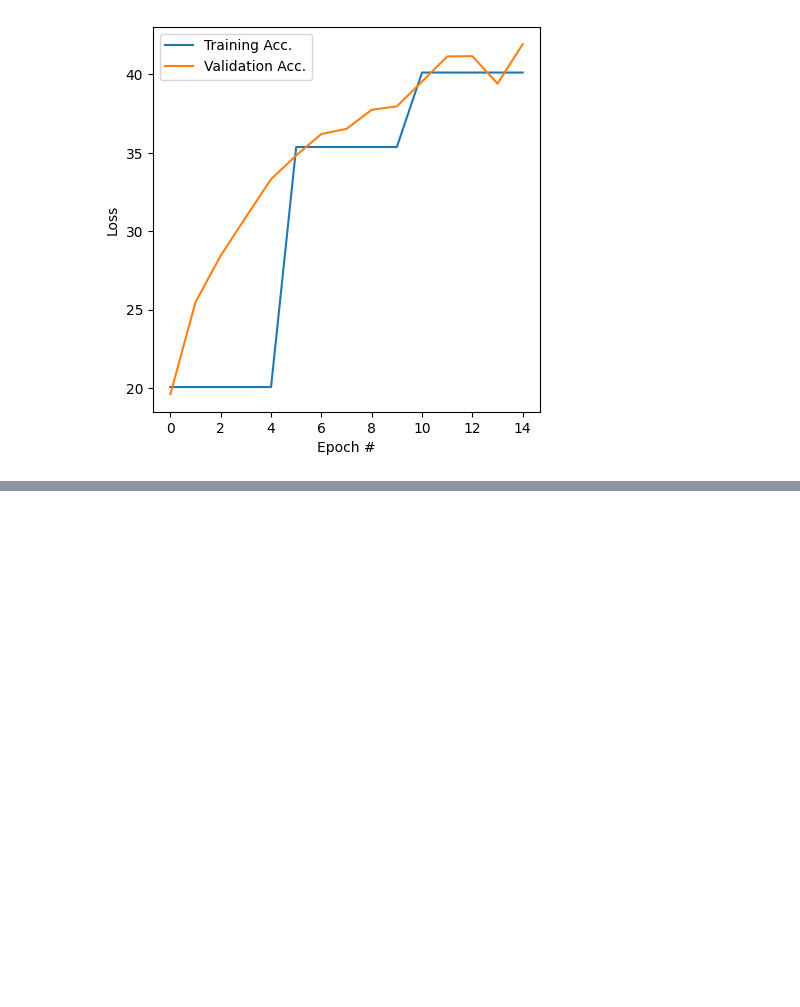
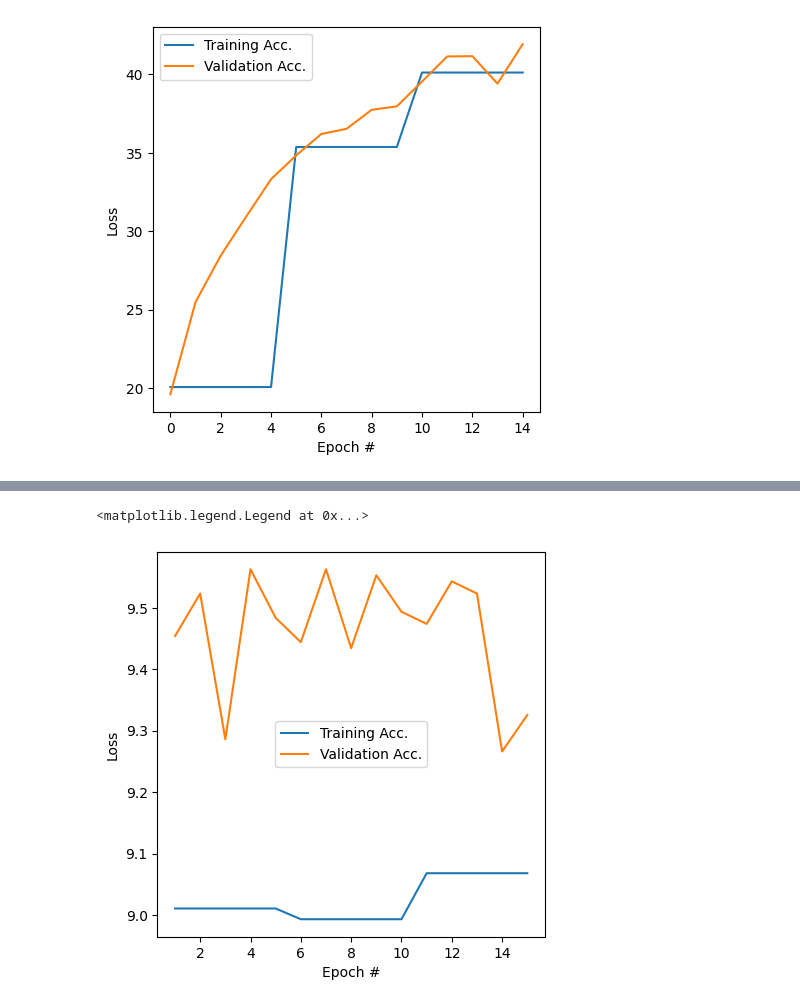
Before and after one commit to jrpenabastidas/ai-science-training-series, a Jupyter notebook: 03_advanced_neural_networks/hw_conv_networks.ipynb, the cells around one changed output, grey strips where cells are left out. Drawn from its saved outputs; the diff is of its cells as text; code cells hidden in the pictures; blank space fills up the shorter version.

```diff
--- a/03_advanced_neural_networks/hw_conv_networks.ipynb
+++ b/03_advanced_neural_networks/hw_conv_networks.ipynb
@@ -368,0 +468,3 @@ plt.legend()
+# %%
+model = Classifier(32, 4, 2).to(device=dev)
+print(summary(model, input_size=(batch_size, 3, 32, 32)))
@@ -368,0 +489,25 @@ plt.legend()
+# %%
+epochs = 15
+df = pd.DataFrame({
+    'N': range(1, epochs + 1),
+    'train_acc': [float('nan')] * epochs,  # Initialize with NaNs
+    'val_acc': [float('nan')] * epochs     # Initialize with NaNs
+})
+
+for j in range(epochs):
+    with tqdm(total=len(train_dataloader), position=0, leave=True, desc=f"Train Epoch {j}") as train_bar:
+        train_one_epoch(train_dataloader, model, loss_fn, optimizer, train_bar)
+
+    # checking on the training & validation loss & accuracy
+    # for training data - only once every 5 epochs (takes a while)
+    if j % 5 == 0:
+        with tqdm(total=len(train_dataloader), position=0, leave=True, desc=f"Validate (train) Epoch {j}") as train_eval:
+            acc, loss = evaluate(train_dataloader, model, loss_fn, train_eval)
+            #df.loc[j,"train_acc"] = acc
+            print(f"Epoch {j}: training loss: {loss:.3f}, accuracy: {acc:.3f}")
+
+    with tqdm(total=len(val_dataloader), position=0, leave=True, desc=f"Validate Epoch {j}") as val_bar:
+        acc_val, loss_val = evaluate(val_dataloader, model, loss_fn, val_bar)
+        df.loc[j,"train_acc"] = acc
+        df.loc[j,"val_acc"] = acc_val
+        print(f"Epoch {j}: validation loss: {loss_val:.3f}, accuracy: {acc_val:.3f}")
@@ -368,0 +528,13 @@ plt.legend()
+# %%
+from matplotlib import pyplot as plt
+%matplotlib inline
+pltsize = 0.5
+plt.figure(figsize=(10*pltsize, 10 * pltsize))
+plt.plot(df[["N"]], df[["train_acc"]], label = 'Training Acc.' )
+plt.plot(df[["N"]], df[["val_acc"]], label = 'Validation Acc.' )
+plt.xlabel('Epoch #')
+plt.ylabel('Loss')
+plt.legend()
+# %% [output]
+<matplotlib.legend.Legend at 0x...>
+[figure, added]
```
Also changed, not shown: parts of 9 cells of this notebook.
